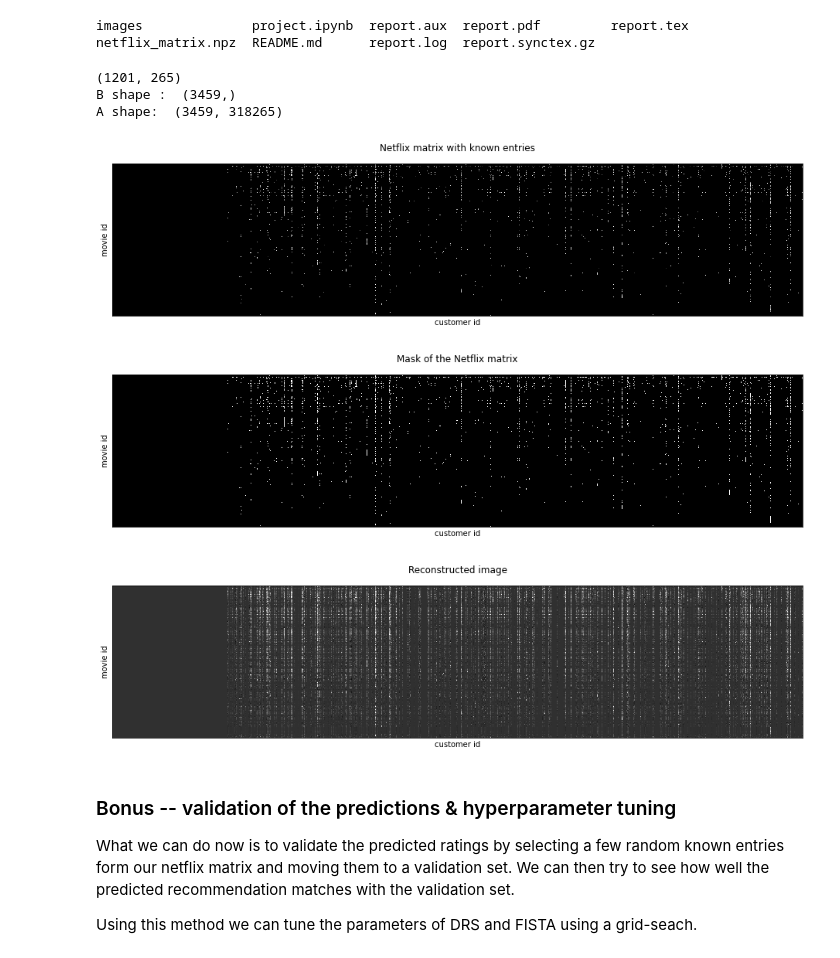
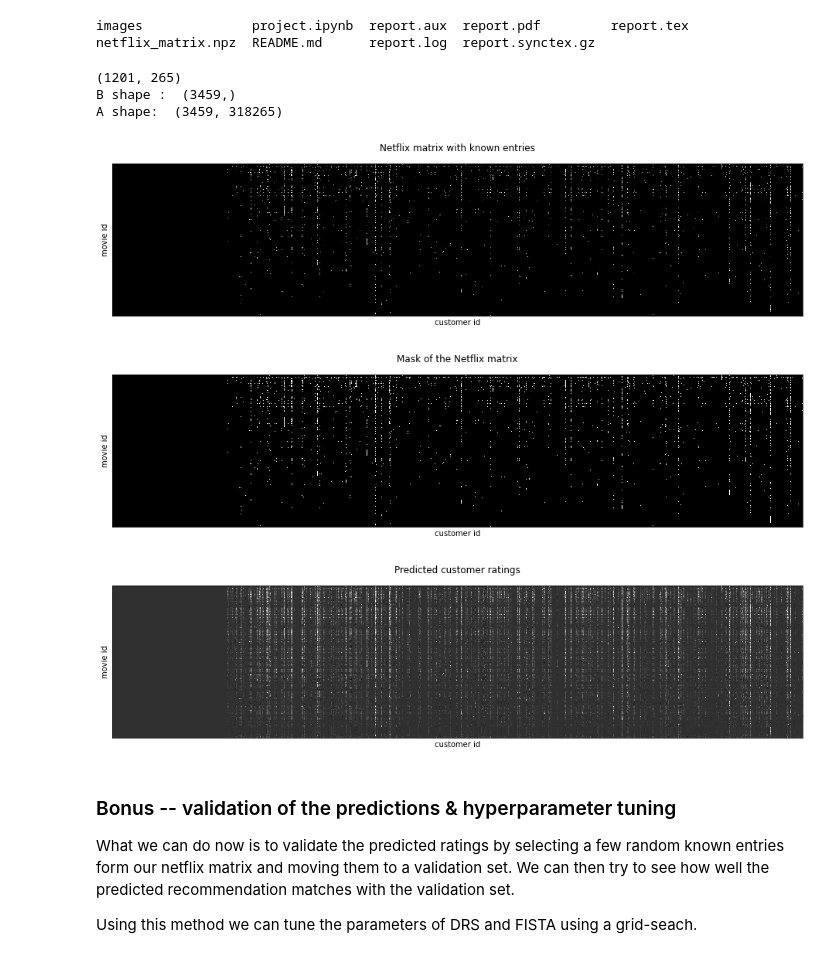
Before and after one commit to uprestel/Matrix-Completion, a Jupyter notebook: project.ipynb, the cells around one changed output. Saved outputs shown, nothing was run; the diff lists cells and outputs as text; code cells hidden in the pictures.

```diff
--- a/project.ipynb
+++ b/project.ipynb
@@ -300,11 +300,12 @@ def construct_A(omega, m, n):
 
     return A
 
-def DRS(A, m, n, iterations, gamma):
+def DRS(A, B, m, n, iterations, gamma):
     """
     Performs the Douglas–Rachford Splitting algorithm.
     Input:
         A: matrix A, that encodes the known entries.
+        B: the known entries-vector.
         iteration: number of iterations to perform in the algorithm.
         gamma: threshold.
     Output:
@@ -467,35 +469,35 @@ netflix_matrix.npz  README.md      report.log  report.synctex.gz
 # %%
 # get the values and the indexes of the known entries
 B_dense = B_sparse.toarray()
 print(B_dense.shape)
 mask_dense = (B_dense !=0)
 omegaval = np.where(mask_dense!=0)
 omega = np.argwhere(mask_dense!=0)
 m, n = B_dense.shape
 
 # define the unidimensional vector B with the known entries
 B = np.squeeze(np.asarray(B_dense[omegaval]))
 # sanity check
 print ("B shape : ", B.shape)
 # construct the matrix A, that encodes the known entries
 A = construct_A(omega, m, n)
 # sanity check
 print ("A shape: ", A.shape)
 
 # plot the noisy image
 draw_mat(B_dense.T, "Netflix matrix with known entries", ylabel="movie id", xlabel="customer id")
 draw_mat(mask_dense.T, "Mask of the Netflix matrix", ylabel="movie id", xlabel="customer id")
 # run the DRS algorithm
-rec = DRS(A, m, n, iterations = 200, gamma = .75).reshape(m, n)
+rec = DRS(A, B, m, n, iterations = 200, gamma = .75).reshape(m, n)
 # plot the reconstructed image
 draw_mat(rec.T,"Predicted customer ratings", ylabel="movie id", xlabel="customer id")
 # %% [output]
 (1201, 265)
 B shape :  (3459,)
 A shape:  (3459, 318265)
 [figure]
 [figure]
-[figure, old version]
+[figure, new version]
 # %%
 #print(m,n)
 #print(rec.shape)
```
Also changed, not shown: parts of 4 cells of this notebook.
